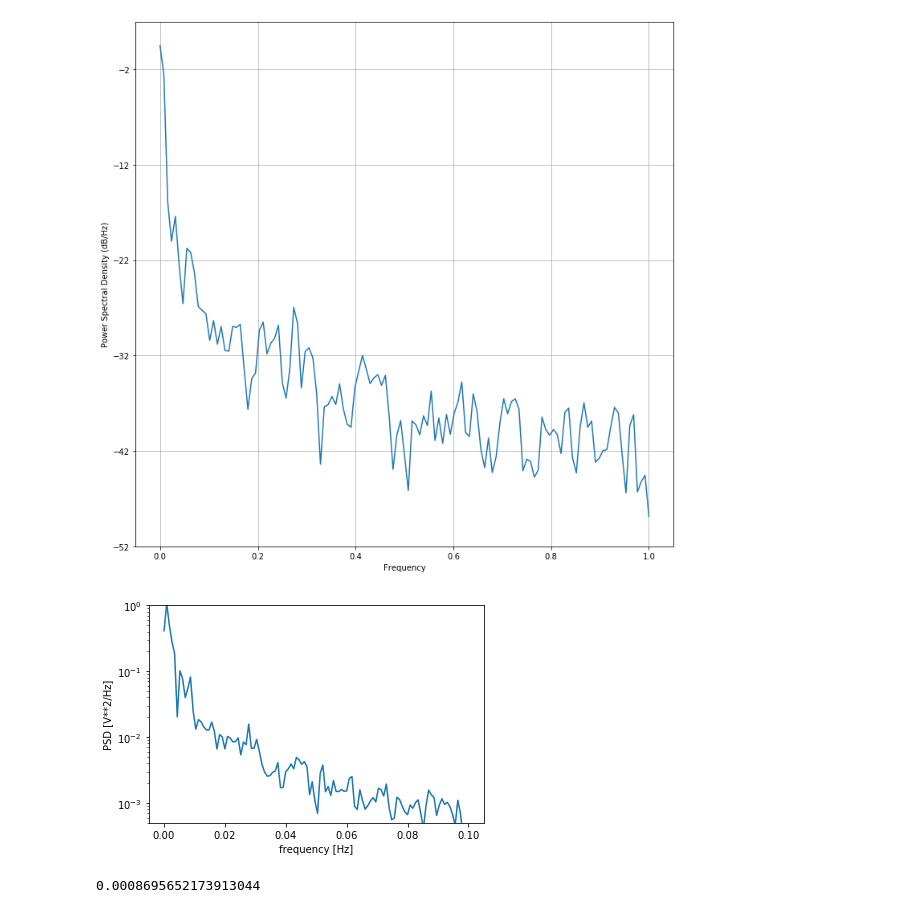
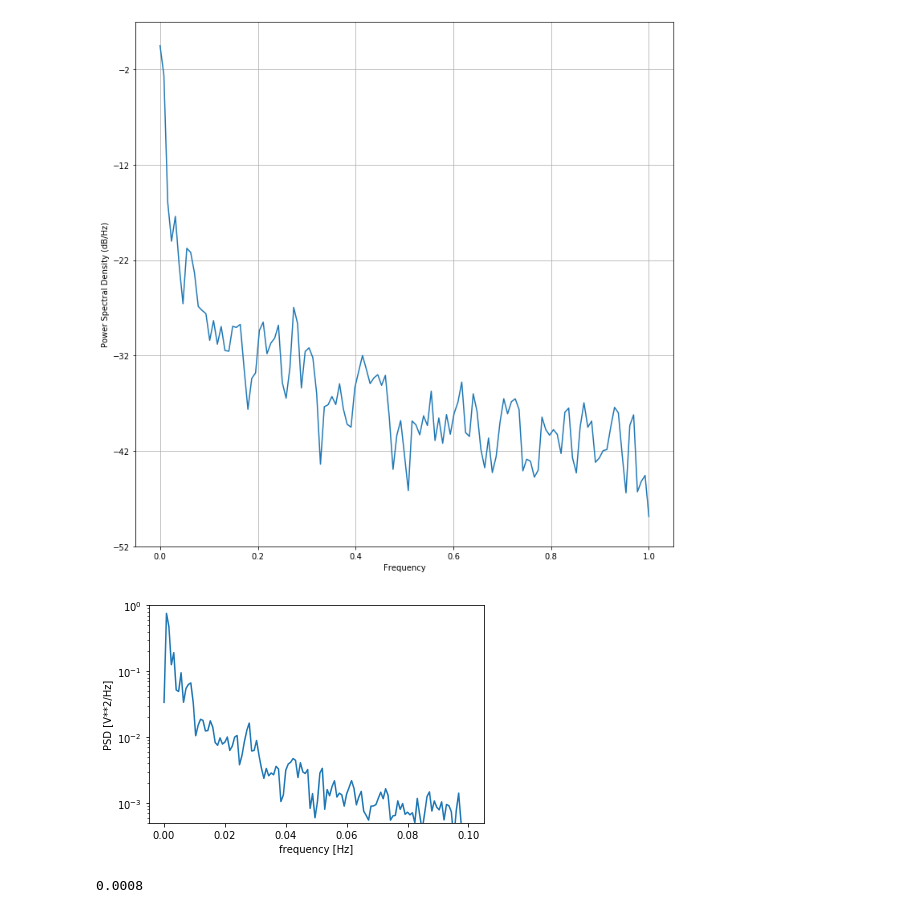
Before and after one commit to eobroets/CESBIO, a Jupyter notebook: projet_CESBIO.ipynb, the cells around one changed output. Saved outputs shown, nothing was run; the diff lists cells and outputs as text; code cells hidden in the pictures.

```diff
--- a/projet_CESBIO.ipynb
+++ b/projet_CESBIO.ipynb
@@ -221,13 +224,13 @@ plt.show()
 [figure]
 # %%
 im1 = temp_lib(ds_band1)
-f, Pxx_den = ss.welch(im1._ds_band, im1._fs, nperseg=230)
+f, Pxx_den = ss.welch(im1._ds_band, im1._fs, nperseg=250)
 plt.semilogy(f, Pxx_den)
 plt.ylim([0.5e-3, 1])
 plt.xlabel('frequency [Hz]')
 plt.ylabel('PSD [V**2/Hz]')
 plt.show()
 print(f[np.argmax(Pxx_den)])
 # %% [output]
-[figure, old version]
+[figure, new version]
-0.0008695652173913044
+0.0008
```
Also changed, not shown: parts of 9 cells of this notebook, 1 other file.
